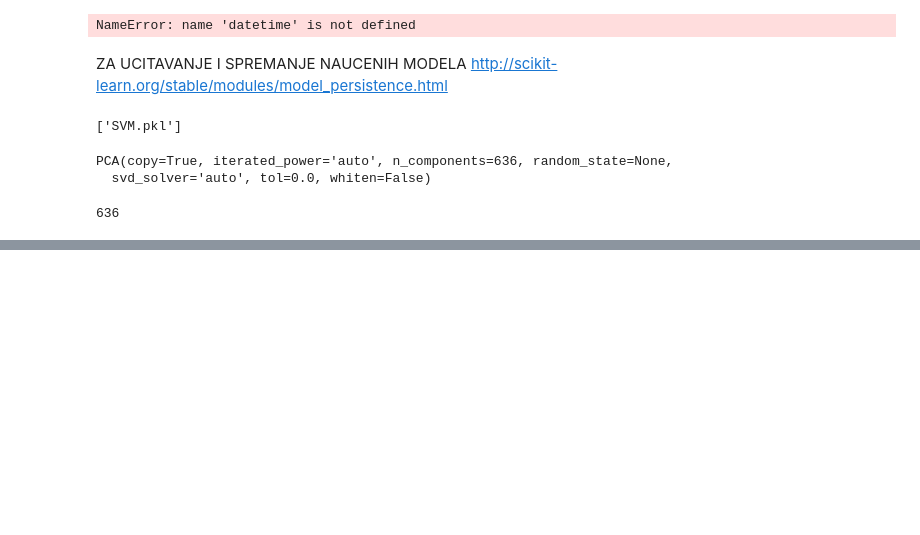
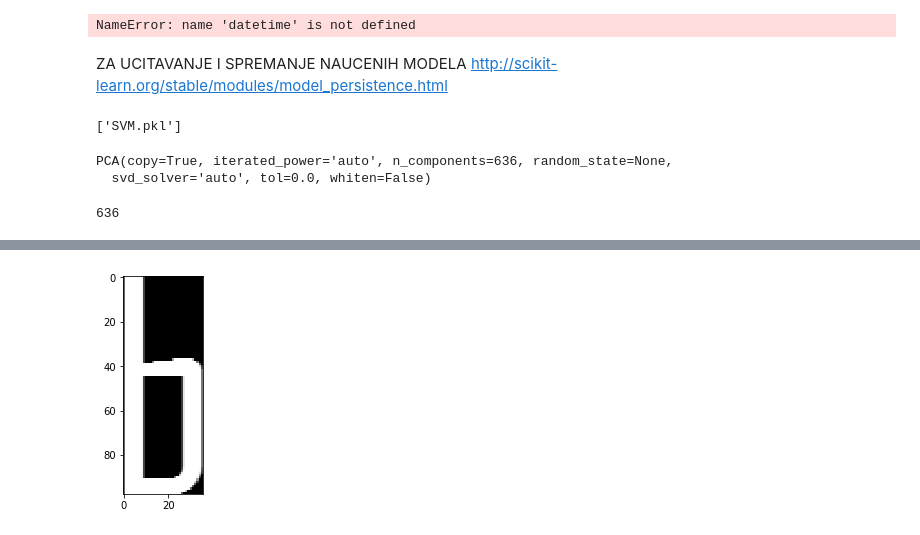
Before and after one commit to Matakov/DOAS-Project, a Jupyter notebook: FirstClassifier.ipynb, the cells around one changed output, grey strips where cells are left out. Cells and saved outputs as stored; diff of their text form; code cells hidden in the pictures; blank space fills up the shorter version.

```diff
--- a/FirstClassifier.ipynb
+++ b/FirstClassifier.ipynb
@@ -300,0 +372,12 @@ print(len(pca.explained_variance_ratio_))
+# %%
+im2=imExample
+im2=im2[~np.all(im2 == 0, axis=1)]
+#im2[~(im2==0).all(1)]
+im2=cv2.transpose(im2)
+im2=im2[~np.all(im2 == 0, axis=1)]
+im2=cv2.transpose(im2)
+# %%
+plt.imshow(im2,'gray')
+plt.show()
+# %% [output]
+[figure, added]
```
Also changed, not shown: parts of 24 cells of this notebook, 4 other files.
